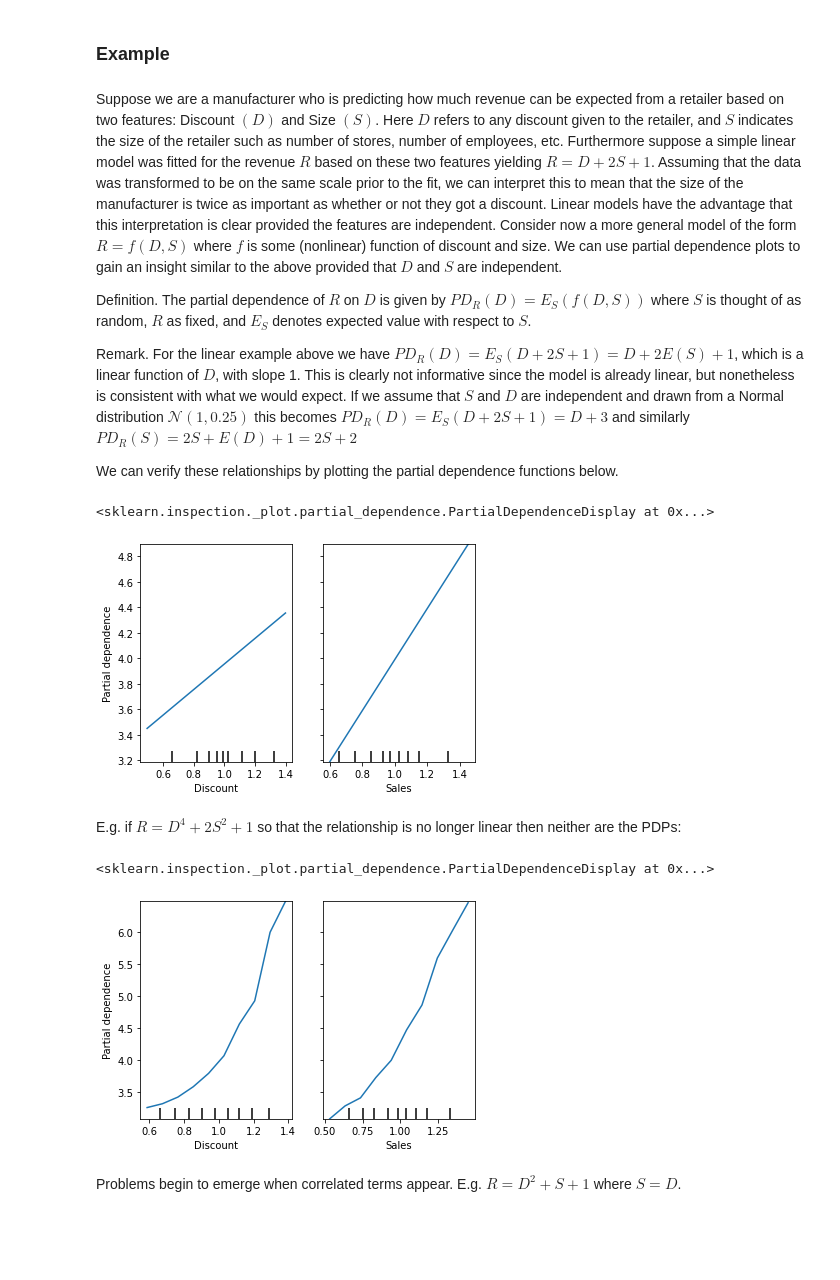
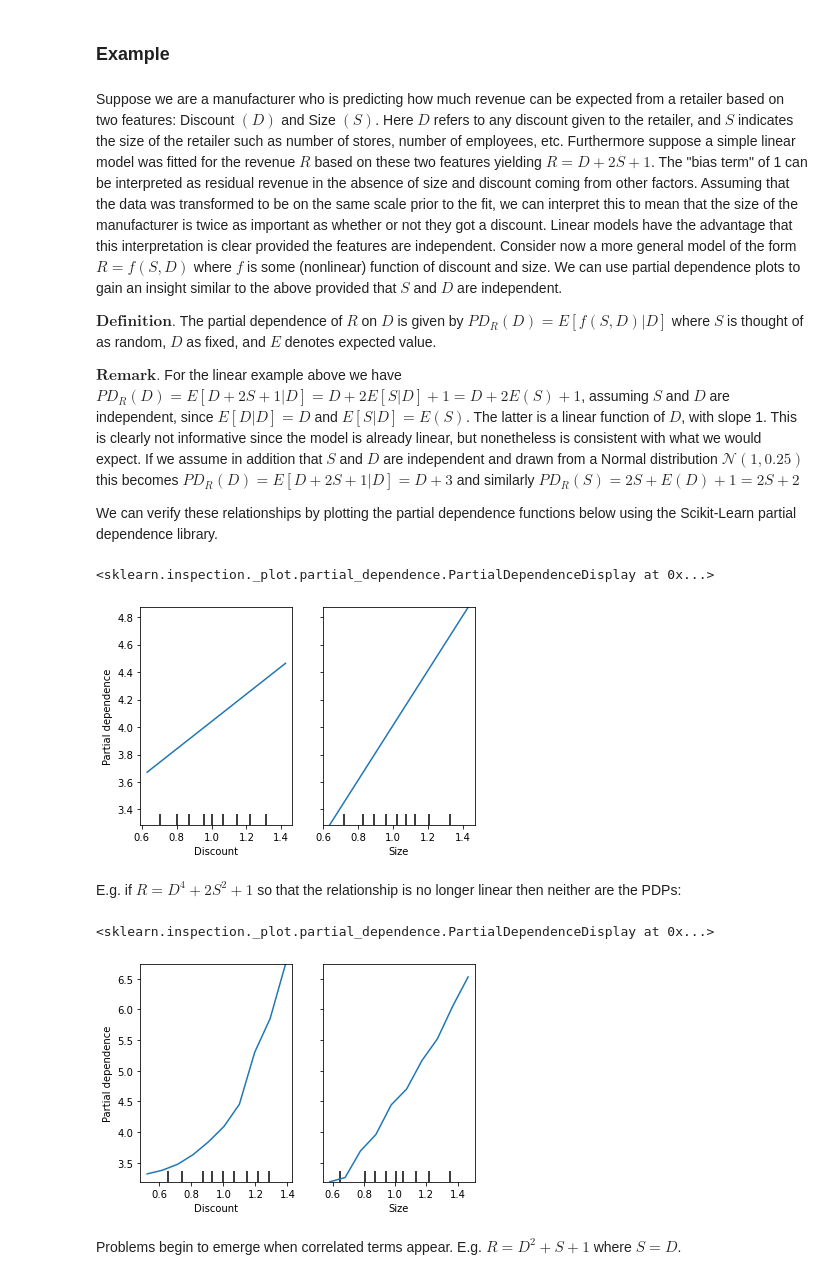
Before and after one commit to abcde799/Feature-Importance, a Jupyter notebook: shap0.ipynb, the cells around one changed output. Saved outputs shown, nothing was run; the diff lists cells and outputs as text; code cells hidden in the pictures; blank space fills up the shorter version.

```diff
--- a/shap0.ipynb
+++ b/shap0.ipynb
@@ -11,13 +11,13 @@ The good news is that in predictive modeling there are ways to meausre the contr
 # %% [markdown]
 ### Example
 # %% [markdown]
-Suppose we are a manufacturer who is predicting how much revenue can be expected from a retailer based on two features: Discount $(D)$ and Size $(S)$. Here $D$ refers to any discount given to the retailer, and $S$ indicates the size of the retailer such as number of stores, number of employees, etc. Furthermore suppose a simple linear model was fitted for the revenue $R$ based on these two features yielding $R=D+2S+1$. Assuming that the data was transformed to be on the same scale prior to the fit, we can interpret this to mean that the size of the manufacturer is twice as important as whether or not they got a discount. Linear models have the advantage that this interpretation is clear provided the features are independent. Consider now a more general model of the form $R=f(D,S)$ where $f$ is some (nonlinear) function of discount and size. We can use partial dependence plots to gain an insight similar to the above provided that $D$ and $S$ are independent.
+Suppose we are a manufacturer who is predicting how much revenue can be expected from a retailer based on two features: Discount $(D)$ and Size $(S)$. Here $D$ refers to any discount given to the retailer, and $S$ indicates the size of the retailer such as number of stores, number of employees, etc. Furthermore suppose a simple linear model was fitted for the revenue $R$ based on these two features yielding $R=D+2S+1$. The "bias term" of 1 can be interpreted as residual revenue in the absence of size and discount coming from other factors. Assuming that the data was transformed to be on the same scale prior to the fit, we can interpret this to mean that the size of the manufacturer is twice as important as whether or not they got a discount. Linear models have the advantage that this interpretation is clear provided the features are independent. Consider now a more general model of the form $R=f(S,D)$ where $f$ is some (nonlinear) function of discount and size. We can use partial dependence plots to gain an insight similar to the above provided that $S$ and $D$ are independent.
 
-Definition. The partial dependence of $R$ on $D$ is given by $PD_R(D)=E_S(f(D,S))$ where $S$ is thought of as random, $R$ as fixed, and $E_S$ denotes expected value with respect to $S$.
+${\textbf{Definition.}}$ The partial dependence of $R$ on $D$ is given by $PD_R(D)=E[f(S,D)\vert D]$ where $S$ is thought of as random, $D$ as fixed, and $E$ denotes expected value.
 
-Remark. For the linear example above we have $PD_R(D)=E_S(D+2S+1)=D+2E(S)+1$, which is a linear function of $D$, with slope 1. This is clearly not informative since the model is already linear, but nonetheless is consistent with what we would expect. If we assume that $S$ and $D$ are independent and drawn from a Normal distribution $\mathcal{N}(1,0.25)$ this becomes $PD_R(D)=E_S(D+2S+1)=D+3$ and similarly $PD_R(S)=2S+E(D)+1=2S+2$
+${\textbf{Remark.}}$ For the linear example above we have $PD_R(D)=E[D+2S+1\vert D]=D+2E[S\vert D]+1=D+2E(S)+1$, assuming $S$ and $D$ are independent, since $E[D\vert D]=D$ and $E[S\vert D]=E(S)$. The latter is a linear function of $D$, with slope 1. This is clearly not informative since the model is already linear, but nonetheless is consistent with what we would expect. If we assume in addition that $S$ and $D$ are independent and drawn from a Normal distribution $\mathcal{N}(1,0.25)$ this becomes $PD_R(D)=E[D+2S+1\vert D]=D+3$ and similarly $PD_R(S)=2S+E(D)+1=2S+2$
 
-We can verify these relationships by plotting the partial dependence functions below.
+We can verify these relationships by plotting the partial dependence functions below using the Scikit-Learn partial dependence library.
 # %%
 import numpy as np
 from matplotlib import pyplot as plt
@@ -35,32 +35,32 @@ r=d+2*s+1
 
 reg = LinearRegression().fit(X, r)
 
-plot_partial_dependence(reg, X, features=[0,1], feature_names=['Discount', 'Sales'])
+plot_partial_dependence(reg, X, features=[0,1], feature_names=['Discount', 'Size'])
 # %% [output]
 <sklearn.inspection._plot.partial_dependence.PartialDependenceDisplay at 0x...>
-[figure, old version]
+[figure, new version]
 # %% [markdown]
 E.g. if $R=D^4+2S^2+1$ so that the relationship is no longer linear then neither are the PDPs:
 # %%
 from sklearn.ensemble import RandomForestRegressor
 
 
 X = np.random.normal(1, 0.25, (200,2))
 
 d = X[:,0]
 
 s = X[:,1]
 
 
 
 r=d**4+2*(s**2)+1
 
 reg = RandomForestRegressor().fit(X, r)
 
-plot_partial_dependence(reg, X, features=[0,1], feature_names=['Discount', 'Sales'], grid_resolution=10)
+plot_partial_dependence(reg, X, features=[0,1], feature_names=['Discount', 'Size'], grid_resolution=10)
 # %% [output]
 <sklearn.inspection._plot.partial_dependence.PartialDependenceDisplay at 0x...>
-[figure, old version]
+[figure, new version]
 # %% [markdown]
 Problems begin to emerge when correlated terms appear. E.g. $R=D^2+S+1$ where $S=D$.
 # %%
```
Also changed, not shown: parts of 47 cells of this notebook.
